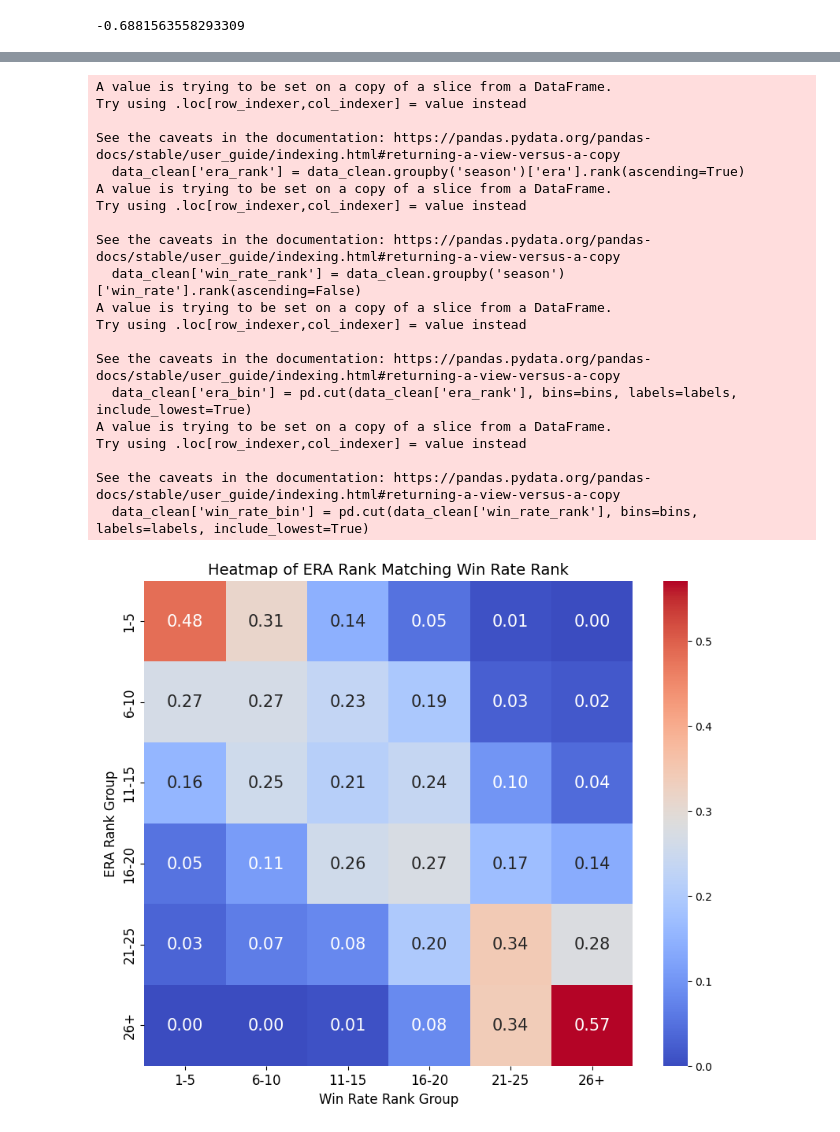
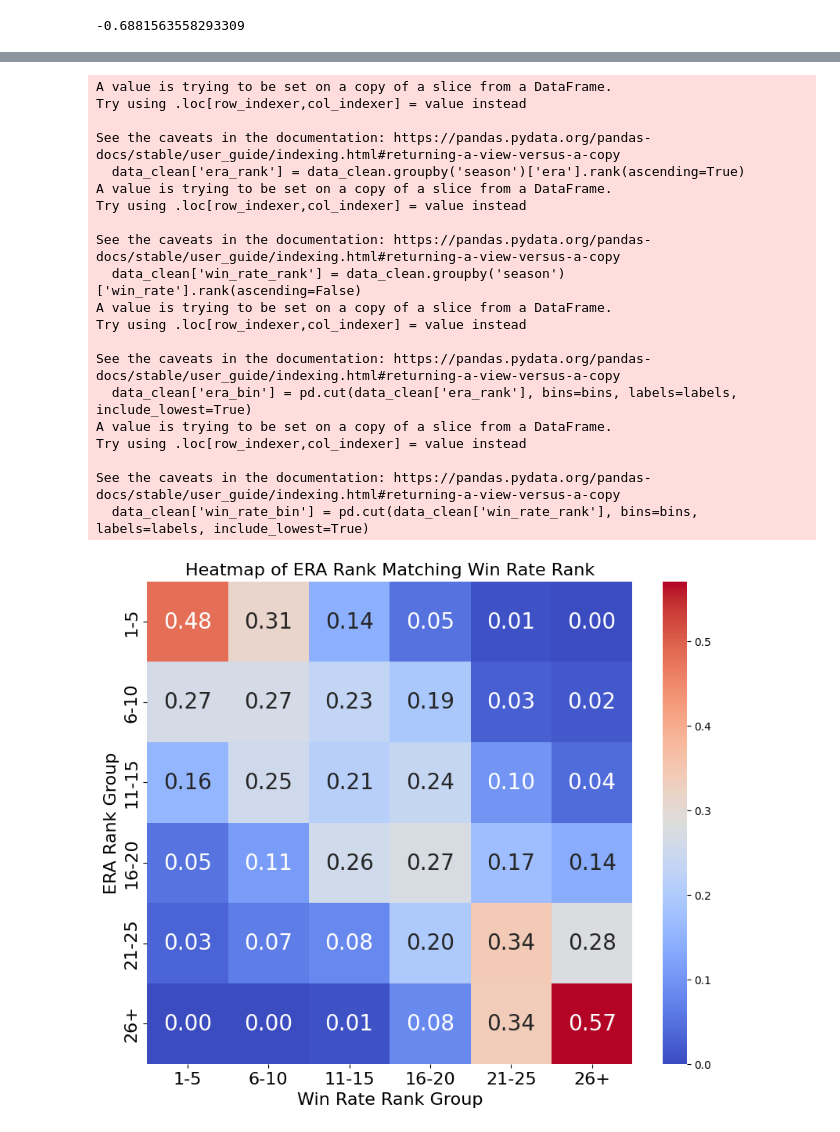
Before and after one commit to wonbyunglee/MLB-ERA-Prediction, a Jupyter notebook: mp_winrate.ipynb, the cells around one changed output, grey strips where cells are left out. Drawn from its saved outputs; the diff is of its cells as text; code cells hidden in the pictures.

```diff
--- a/mp_winrate.ipynb
+++ b/mp_winrate.ipynb
@@ -63,23 +60,19 @@ import pandas as pd
 import seaborn as sns
 import matplotlib.pyplot as plt
 
-# 데이터 로드 (가정)
 data = pd.read_csv('C:\\Users\\co279\\mp_win.csv')
 
-# 결측치 제거
 data_clean = data.dropna(subset=['era', 'win_rate'])
 
 data_clean['era_rank'] = data_clean.groupby('season')['era'].rank(ascending=True)
-# win_rate: 높을수록 높은 순위
+# win_rate: ascending=False
 data_clean['win_rate_rank'] = data_clean.groupby('season')['win_rate'].rank(ascending=False)
-
-# 순위를 6개의 범주로 나누기
+# era_rank, win_rate_rank: 1-5, 6-10, 11-15, 16-20, 21-25, 26+
 bins = [0, 5, 10, 15, 20, 25, data_clean['era_rank'].max()]
 labels = ['1-5', '6-10', '11-15', '16-20', '21-25', '26+']
 data_clean['era_bin'] = pd.cut(data_clean['era_rank'], bins=bins, labels=labels, include_lowest=True)
 data_clean['win_rate_bin'] = pd.cut(data_clean['win_rate_rank'], bins=bins, labels=labels, include_lowest=True)
 
-# 각 그룹에서 동일 그룹에 속할 확률 계산
 probability_matrix = pd.DataFrame(index=labels, columns=labels)
 
 for era_group in labels:
@@ -87,39 +80,38 @@ for era_group in labels:
     total_count = len(era_subset)
 
     for win_rate_group in labels:
         match_count = len(era_subset[era_subset['win_rate_bin'] == win_rate_group])
         probability_matrix.loc[era_group, win_rate_group] = match_count / total_count if total_count > 0 else 0
 
 probability_matrix = probability_matrix.astype(float)
 
-# 히트맵 그리기
-plt.figure(figsize=(10,8))  # 히트맵 크기 확대
-sns.heatmap(probability_matrix, cmap="coolwarm", annot=True, fmt=".2f", annot_kws={"size": 15})  # 텍스트 크기 조정
-plt.title('Heatmap of ERA Rank Matching Win Rate Rank', fontsize=14)
-plt.xlabel('Win Rate Rank Group', fontsize=12)
-plt.ylabel('ERA Rank Group', fontsize=12)
-plt.xticks(fontsize=12)
-plt.yticks(fontsize=12)
+plt.figure(figsize=(10,8))
+sns.heatmap(probability_matrix, cmap="coolwarm", annot=True, fmt=".2f", annot_kws={"size": 20})
+plt.title('Heatmap of ERA Rank Matching Win Rate Rank', fontsize=16)
+plt.xlabel('Win Rate Rank Group', fontsize=16)
+plt.ylabel('ERA Rank Group', fontsize=16)
+plt.xticks(fontsize=16)
+plt.yticks(fontsize=16)
 plt.show()
 # %% [output]
 A value is trying to be set on a copy of a slice from a DataFrame.
 Try using .loc[row_indexer,col_indexer] = value instead
 
 See the caveats in the documentation: https://pandas.pydata.org/pandas-docs/stable/user_guide/indexing.html#returning-a-view-versus-a-copy
   data_clean['era_rank'] = data_clean.groupby('season')['era'].rank(ascending=True)
 A value is trying to be set on a copy of a slice from a DataFrame.
 Try using .loc[row_indexer,col_indexer] = value instead
 
 See the caveats in the documentation: https://pandas.pydata.org/pandas-docs/stable/user_guide/indexing.html#returning-a-view-versus-a-copy
   data_clean['win_rate_rank'] = data_clean.groupby('season')['win_rate'].rank(ascending=False)
 A value is trying to be set on a copy of a slice from a DataFrame.
 Try using .loc[row_indexer,col_indexer] = value instead
 
 See the caveats in the documentation: https://pandas.pydata.org/pandas-docs/stable/user_guide/indexing.html#returning-a-view-versus-a-copy
   data_clean['era_bin'] = pd.cut(data_clean['era_rank'], bins=bins, labels=labels, include_lowest=True)
 A value is trying to be set on a copy of a slice from a DataFrame.
 Try using .loc[row_indexer,col_indexer] = value instead
 
 See the caveats in the documentation: https://pandas.pydata.org/pandas-docs/stable/user_guide/indexing.html#returning-a-view-versus-a-copy
   data_clean['win_rate_bin'] = pd.cut(data_clean['win_rate_rank'], bins=bins, labels=labels, include_lowest=True)
-[figure, old version]
+[figure, new version]
```
Also changed, not shown: parts of 2 cells of this notebook.
